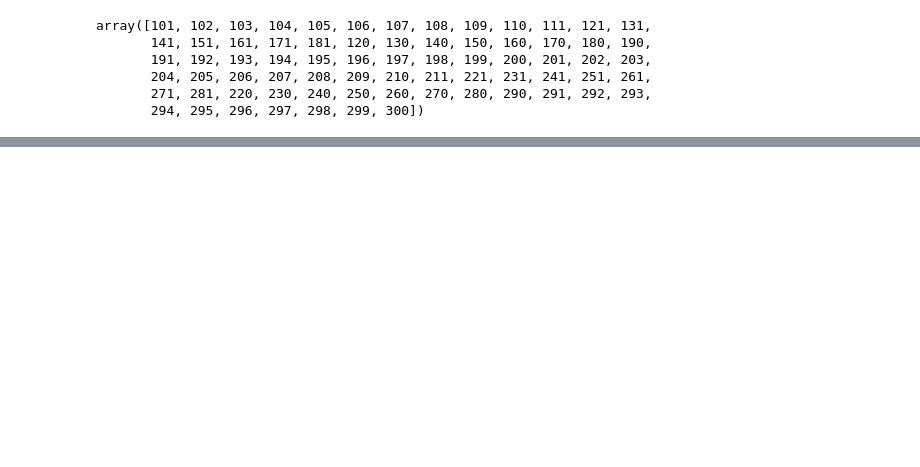
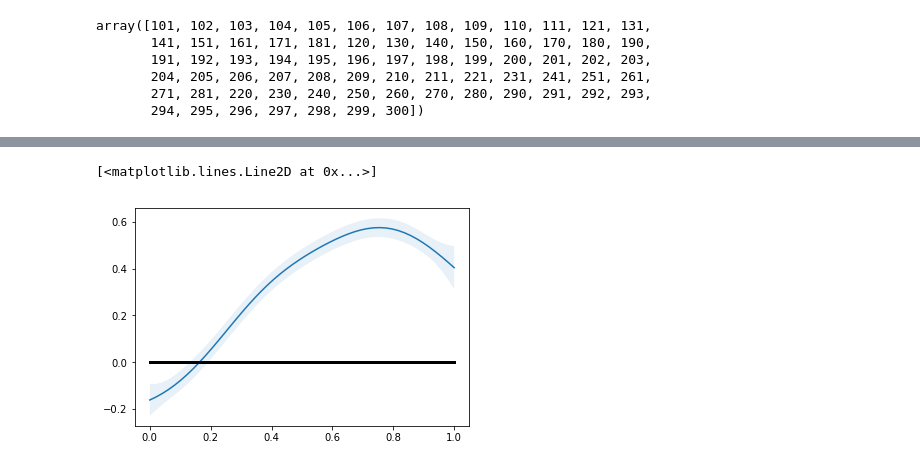
Before and after one commit to ptonner/experimental-variation, a Jupyter notebook: edge-effects/with-effect.ipynb, the cells around one changed output, grey strips where cells are left out. Saved outputs shown, nothing was run; the diff lists cells and outputs as text; code cells hidden in the pictures; blank space fills up the shorter version.

```diff
--- a/edge-effects/with-effect.ipynb
+++ b/edge-effects/with-effect.ipynb
@@ -175,0 +30,11 @@ for i,p in enumerate([0,1]):
+# %%
+xgp = np.zeros((x.shape[0]*y.shape[1], 2))
+xgp[:,0] = np.tile(x[:,0], y.shape[1])
+xgp[:,1] = np.repeat(position, x.shape[0])
+
+ygp = y.ravel(1)[:,None]
+
+xgp = xgp[::10]
+ygp = ygp[::10]
+
+xgp.shape
@@ -175,0 +43,6 @@ for i,p in enumerate([0,1]):
+# %%
+# k = GPy.kern.RBF(2, ARD=True)
+k = GPy.kern.RBF(1,name='time')*GPy.kern.RBF(1,name='edge',active_dims=[1])
+
+m = GPy.models.GPRegression(xgp,ygp,k)
+m
@@ -175,0 +84,21 @@ for i,p in enumerate([0,1]):
+# %%
+xpred = np.zeros((100,2))
+xpred[:50,0] = xpred[50:,0] = np.linspace(x.min(),x.max())
+xpred[50:,1] = 1
+
+mu,cov = m.predict_noiseless(xpred,full_cov=True)
+
+op = np.zeros((50,100))
+for i in range(50):
+    op[i,i] = 1
+    op[i,i+50] = -1
+
+mu = np.dot(op,mu)[:,0]
+cov = np.dot(op,np.dot(cov,op.T))
+
+plt.plot(xpred[:50,0],mu)
+plt.fill_between(xpred[:50,0],mu+1.96*np.sqrt(cov.diagonal()),mu-1.96*np.sqrt(cov.diagonal()),alpha=.1)
+plt.plot([x.min(),x.max()],[0,0],'k',lw=3)
+# %% [output]
+[<matplotlib.lines.Line2D at 0x...>]
+[figure, added]
```
Also changed, not shown: parts of 18 cells of this notebook, 5 other files.
